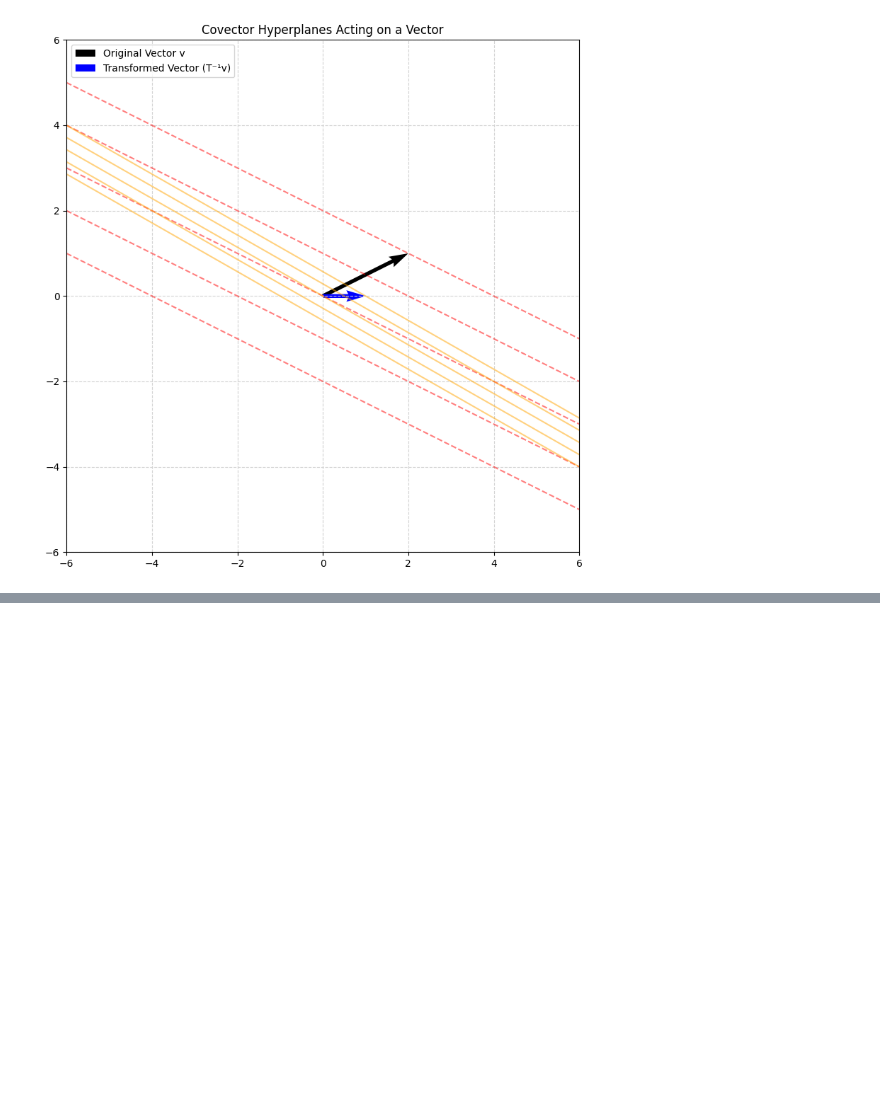
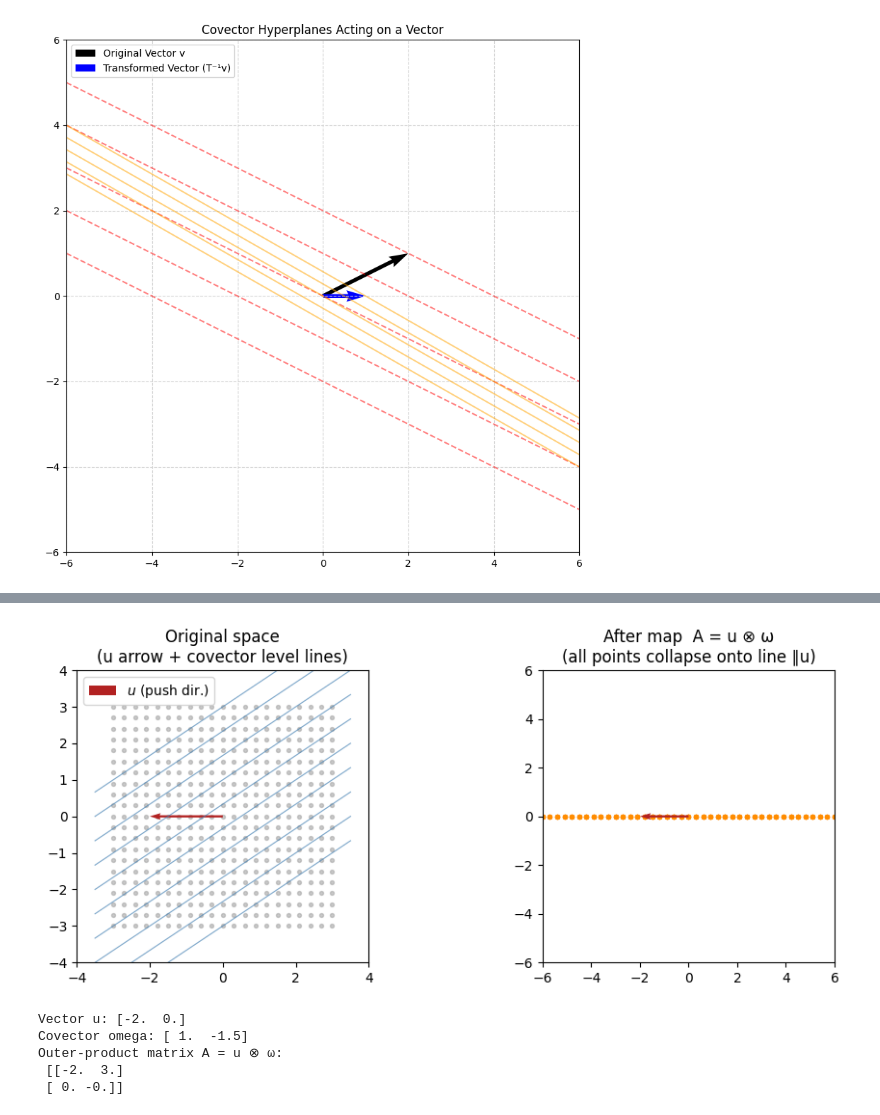
Before and after one commit to Abdulrahman-MA/mathematics_physics_python, a Jupyter notebook: Geometry/general topics.ipynb, the cells around one changed output, grey strips where cells are left out. Saved outputs shown, nothing was run; the diff lists cells and outputs as text; code cells hidden in the pictures; blank space fills up the shorter version.

```diff
--- a/Geometry/general topics.ipynb
+++ b/Geometry/general topics.ipynb
@@ -97,0 +101,65 @@ plt.show()
+# %%
+import numpy as np
+import matplotlib.pyplot as plt
+
+# --- EDIT THESE VECTORS IF YOU LIKE ---------------------------------
+u      = np.array([-2.0, 0])   # 2‑D vector  (push direction, lives in tangent space)
+omega  = np.array([1.0, -1.5])  # 2‑D covector (measurement direction, lives in cotangent space)
+# --------------------------------------------------------------------
+
+# Outer‑product matrix A = u ⊗ omega  (rank‑1 linear map)
+A = np.outer(u, omega)          # shape (2,2)
+
+# Build a grid of sample points to show the transformation
+xs = np.linspace(-3, 3, 21)
+ys = np.linspace(-3, 3, 21)
+grid_x, grid_y = np.meshgrid(xs, ys)
+pts = np.vstack([grid_x.ravel(), grid_y.ravel()])     # shape 2×N
+
+# Apply outer‑product map to every point
+mapped = A @ pts
+
+# ------------------------------------------------------------ plotting
+fig, ax = plt.subplots(1, 2, figsize=(10, 4), sharex=False, sharey=False)
+
+# ---- panel (a) : original space with u‑arrow and covector lines ----
+ax[0].scatter(pts[0], pts[1], s=8, color="#999", alpha=0.5)
+ax[0].quiver(0, 0, u[0], u[1], angles='xy', scale_units='xy', scale=1, color="firebrick",
+             label=r"$u$ (push dir.)", linewidth=2)
+
+# draw several level‑lines omega(x)=c
+c_vals = np.linspace(-4.5, 4.5, 10)
+xx = np.linspace(-3.5, 3.5, 200)
+for c in c_vals:
+    # omega = [a,b]; line a*x + b*y = c  ⇒ y = (c - a*x)/b
+    if abs(omega[1]) > 1e-9:
+        yy = (c - omega[0]*xx) / omega[1]
+        ax[0].plot(xx, yy, color="steelblue", linewidth=0.8, alpha=0.7)
+ax[0].set_title("Original space\n(u arrow + covector level lines)")
+ax[0].set_aspect('equal')
+ax[0].set_xlim(-4, 4)
+ax[0].set_ylim(-4, 4)
+ax[0].legend()
+
+# ---- panel (b) : transformed points after outer product ------------
+ax[1].scatter(mapped[0], mapped[1], s=8, color="darkorange", alpha=0.8)
+ax[1].quiver(0, 0, u[0], u[1], angles='xy', scale_units='xy', scale=1, color="firebrick",
+             linewidth=2)
+ax[1].set_title("After map  A = u ⊗ ω\n(all points collapse onto line ∥u)")
+ax[1].set_aspect('equal')
+ax[1].set_xlim(-6, 6)
+ax[1].set_ylim(-6, 6)
+
+plt.tight_layout()
+plt.show()
+
+print("Vector u:", u)
+print("Covector omega:", omega)
+print("Outer‑product matrix A = u ⊗ ω:\n", A)
+# %% [output]
+[figure, added]
+Vector u: [-2.  0.]
+Covector omega: [ 1.  -1.5]
+Outer‑product matrix A = u ⊗ ω:
+ [[-2.  3.]
+ [ 0. -0.]]
```
Also changed, not shown: parts of 1 cell of this notebook, 7 other files.
